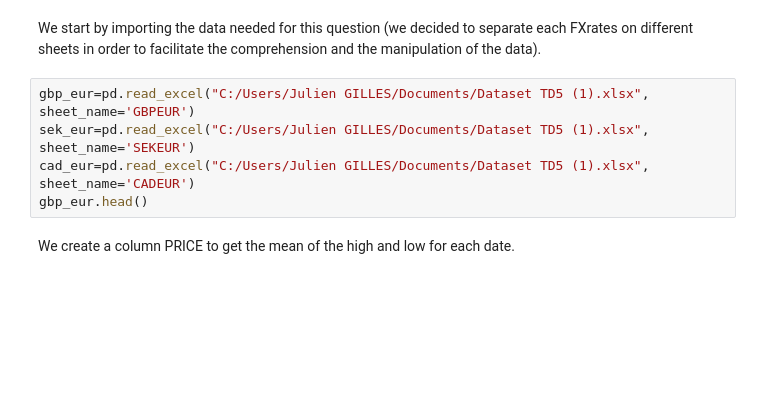
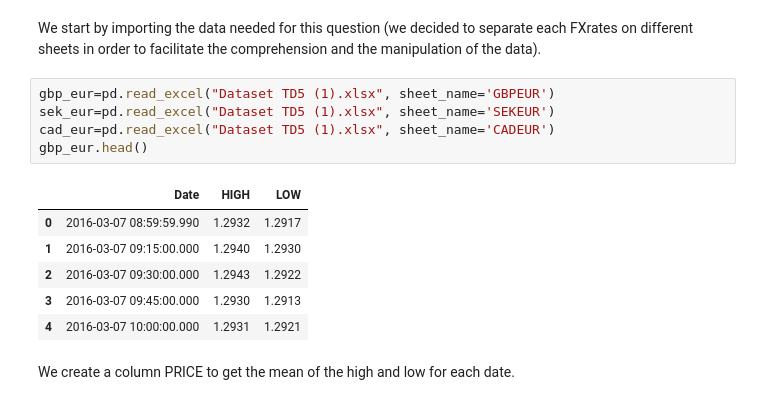
Before and after one commit to nathan6292/Market-Risk-Final-Project, a Jupyter notebook: Nathan_Fleury, Julien_Gilles - Project.ipynb, the cells around one changed output. Saved outputs shown, nothing was run; the diff lists cells and outputs as text; blank space fills up the shorter version.

```diff
--- a/Nathan_Fleury, Julien_Gilles - Project.ipynb
+++ b/Nathan_Fleury, Julien_Gilles - Project.ipynb
@@ -2091,10 +2091,17 @@ plt.show()
 # %% [markdown]
 We start by importing the data needed for this question (we decided to separate each FXrates on different sheets in order to facilitate the comprehension and the manipulation of the data).
 # %%
-gbp_eur=pd.read_excel("C:/Users/Julien GILLES/Documents/Dataset TD5 (1).xlsx", sheet_name='GBPEUR')
-sek_eur=pd.read_excel("C:/Users/Julien GILLES/Documents/Dataset TD5 (1).xlsx", sheet_name='SEKEUR')
-cad_eur=pd.read_excel("C:/Users/Julien GILLES/Documents/Dataset TD5 (1).xlsx", sheet_name='CADEUR')
+gbp_eur=pd.read_excel("Dataset TD5 (1).xlsx", sheet_name='GBPEUR')
+sek_eur=pd.read_excel("Dataset TD5 (1).xlsx", sheet_name='SEKEUR')
+cad_eur=pd.read_excel("Dataset TD5 (1).xlsx", sheet_name='CADEUR')
 gbp_eur.head()
+# %% [output]
+|  | Date | HIGH | LOW |
+| 0 | 2016-03-07 08:59:59.990 | 1.2932 | 1.2917 |
+| 1 | 2016-03-07 09:15:00.000 | 1.2940 | 1.2930 |
+| 2 | 2016-03-07 09:30:00.000 | 1.2943 | 1.2922 |
+| 3 | 2016-03-07 09:45:00.000 | 1.2930 | 1.2913 |
+| 4 | 2016-03-07 10:00:00.000 | 1.2931 | 1.2921 |
 # %% [markdown]
 We create a column PRICE to get the mean of the high and low for each date.
 # %%
```
